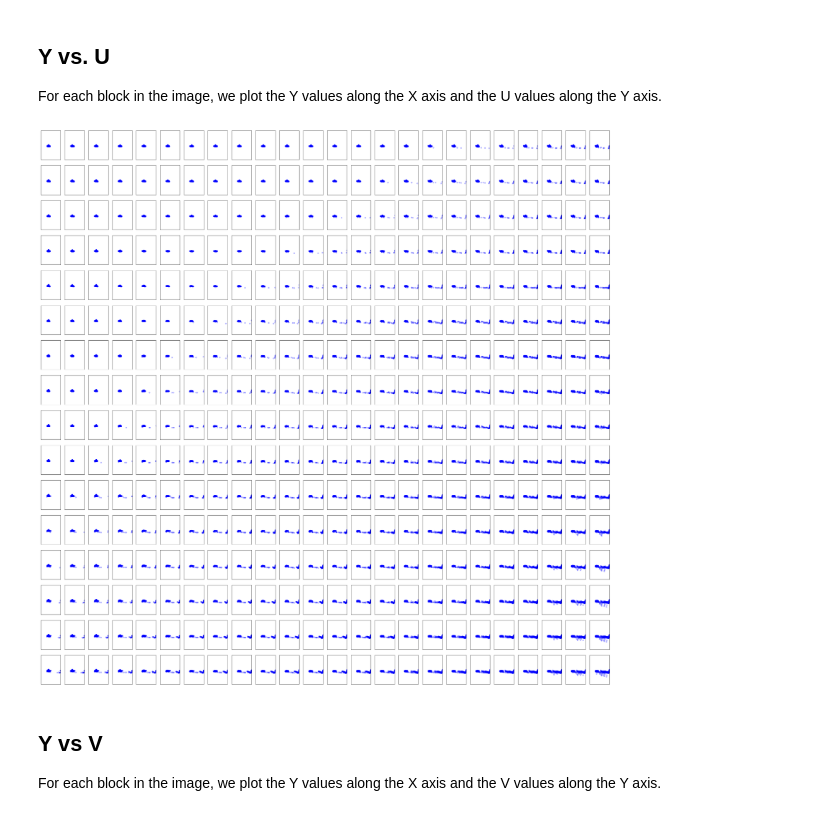
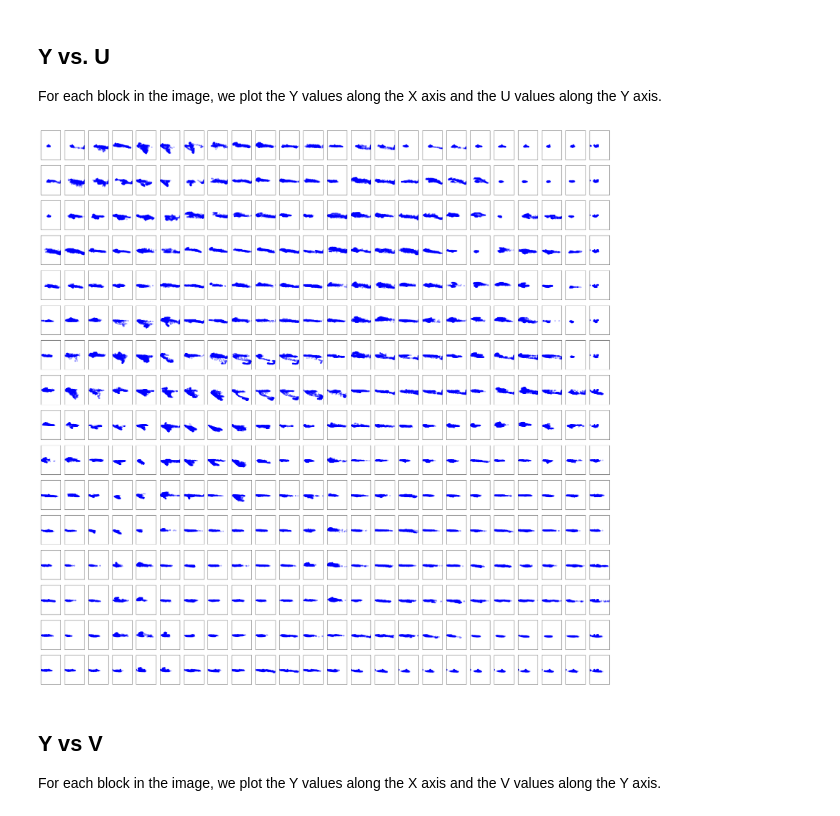
Before and after one commit to luctrudeau/CfL-Analysis, a Jupyter notebook: notebooks/exploratory/0.01-luctrudeau-ChromaAndLuma.ipynb, the cells around one changed output. Saved outputs shown, nothing was run; the diff lists cells and outputs as text; code cells hidden in the pictures.

```diff
--- a/notebooks/exploratory/0.01-luctrudeau-ChromaAndLuma.ipynb
+++ b/notebooks/exploratory/0.01-luctrudeau-ChromaAndLuma.ipynb
@@ -33,33 +33,33 @@ For each block in the image, we plot the Y values along the X axis and the U val
 # %%
 height, width, z = im.shape
 plot_width = int(width / block_size)
 plot_height = int(height / block_size)
 
 corrU = np.zeros((plot_height, plot_width))
 
 plt.figure(figsize=(40,40))
 yy = 0
 zz = 1
 for y in range(0, height, block_size):
     xx = 0
     for x in range(0, width, block_size):
-        bY = im[yy:yy+block_size,xx:xx+block_size,0].ravel()
-        bU = im[yy:yy+block_size,xx:xx+block_size,1].ravel()
+        bY = im[y:y+block_size, x:x+block_size,0].ravel()
+        bU = im[y:y+block_size, x:x+block_size,1].ravel()
 
         corr = np.corrcoef(bY, bU)
         corrU[yy,xx] = abs(corr[0,1])
 
         plt.subplot(plot_height,plot_width, zz)
         plt.scatter(bY, bU, c="blue", alpha=0.25, s=25)
         plt.gca().set_ylim([0, 255])
         plt.gca().set_xlim([0, 255])
         plt.gca().get_xaxis().set_ticks([])
         plt.gca().get_yaxis().set_ticks([])
         xx = xx + 1
         zz = zz + 1
     yy = yy + 1
 # %% [output]
-[figure, old version]
+[figure, new version]
 # %% [markdown]
 ## Y vs V
 
```
Also changed, not shown: parts of 3 cells of this notebook.
